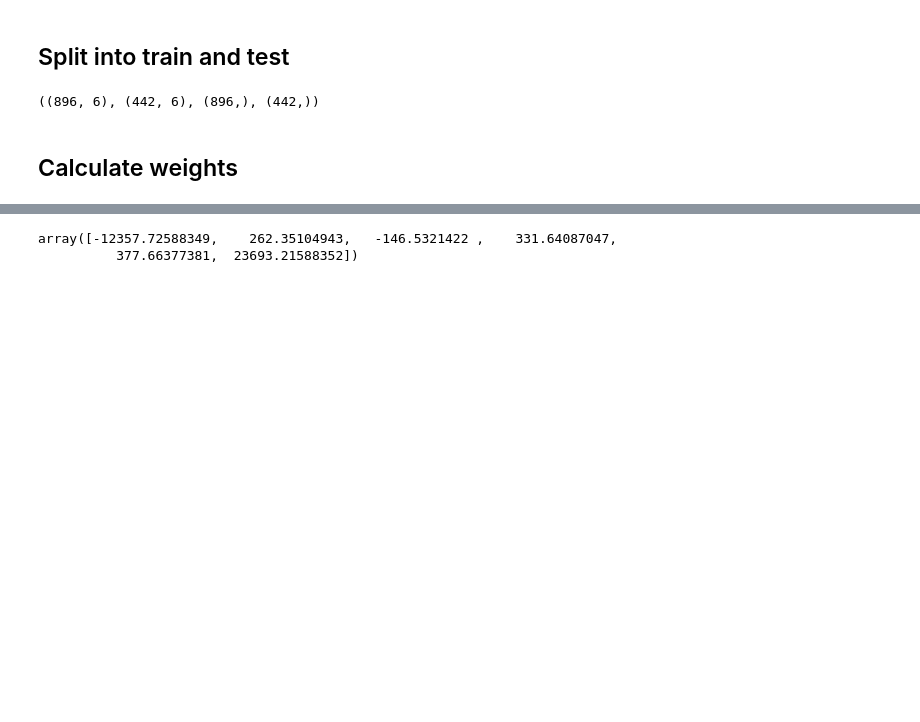
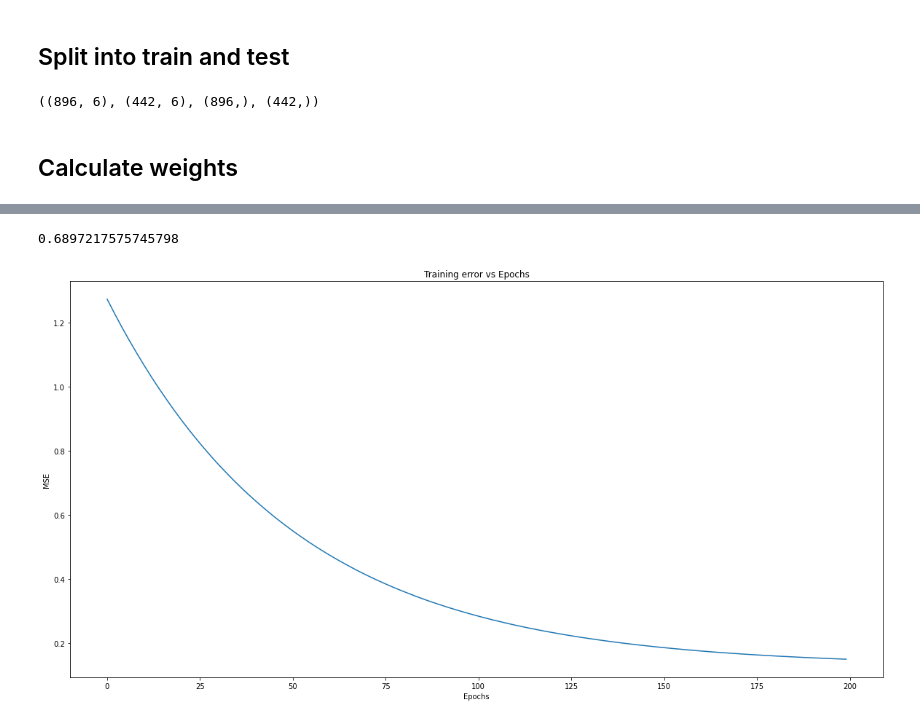
Before and after one commit to Gonm1/gradientdescent, a Jupyter notebook: GradientDescent.ipynb, the cells around one changed output, grey strips where cells are left out. Drawn from its saved outputs; the diff is of its cells as text; code cells hidden in the pictures; blank space fills up the shorter version.

Commit message:
Add Gradient Descent algorithms
- Batch Gradient Descent
- Stochastic Gradient Descent
- Mini-batch Gradient Descent

```diff
--- a/GradientDescent.ipynb
+++ b/GradientDescent.ipynb
@@ -69,6 +51,15 @@ data.corr()
 ## Split into train and test
 # %%
 data = data.to_numpy()
+
+# Standardize dataset
+scaler = StandardScaler()
+data = scaler.fit_transform(data)
+
+# Add constant column for x0 weight
+X0 = np.ones(len(data))
+data = np.column_stack((X0, data))
+
 x_train, x_test, y_train, y_test = train_test_split(
     data[:, :-1], data[:, -1], test_size=0.33, random_state=42
 )
@@ -82,23 +73,43 @@ x_train.shape, x_test.shape, y_train.shape, y_test.shape
 # %%
-def cost_function(x, y, weights):
-    pass
+def mean_squeared_error(y_true, y_pred):
+    return sum(((y_true - y_pred) ** 2)) / (2 * len(y_true))
+
 
 class BatchGradientDescent:
     def __init__(self, learning_rate: float, epochs: int):
         self.learning_rate = learning_rate
         self.epochs = epochs
         self.cost = []
+        self.weights = None
+
+    def predict(self, x):
+        return [np.dot(self.weights, item) for item in x]
 
     def fit(self, x, y):
-        weights = np.random.uniform(size=len(x[0]))
+        self.weights = np.random.uniform(low=-1, size=len(x[0]))
         for _ in range(self.epochs):
-            self.cost.append(cost_function(x, y, weights))
+            self.cost.append(mean_squeared_error(y, self.predict(x)))
 
             temp_weight = np.zeros(len(x[0]))
 
-            for j in range(len(x[0])): # Loop attributes
-                for i in range(len(x)): # Loop examples
-                    temp_weight[j] -= (np.dot(temp_weight, x) - y) * x
+            for j in range(len(x[0])):  # Loop attributes
+                for i in range(len(x)):  # Loop examples
+                    temp_weight[j] += (np.dot(self.weights, x[i]) - y[i]) * x[i, j]
+
+            self.weights -= self.learning_rate * (temp_weight / len(x))
+
+
+bgd = BatchGradientDescent(learning_rate=0.01, epochs=200)
+bgd.fit(x_train, y_train)
+r2_score(y_test, bgd.predict(x_test))
 # %% [output]
-array([-12357.72588349,    262.35104943,   -146.5321422 ,    331.64087047,
-          377.66377381,  23693.21588352])
+0.6897217575745798
+# %%
+plt.figure(figsize=(20, 10))
+plt.title("Training error vs Epochs")
+plt.xlabel("Epochs")
+plt.ylabel("MSE")
+plt.plot(bgd.cost)
+plt.show()
+# %% [output]
+[figure, added]
```
Also changed, not shown: parts of 10 cells of this notebook, 3 other files.
